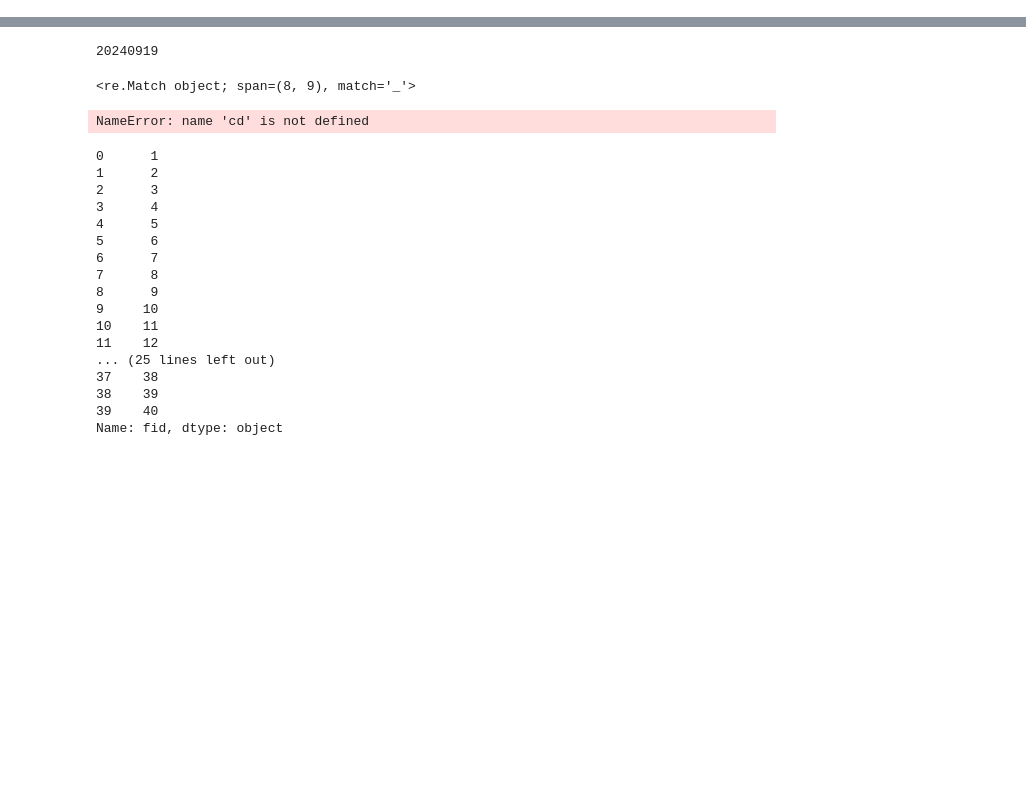
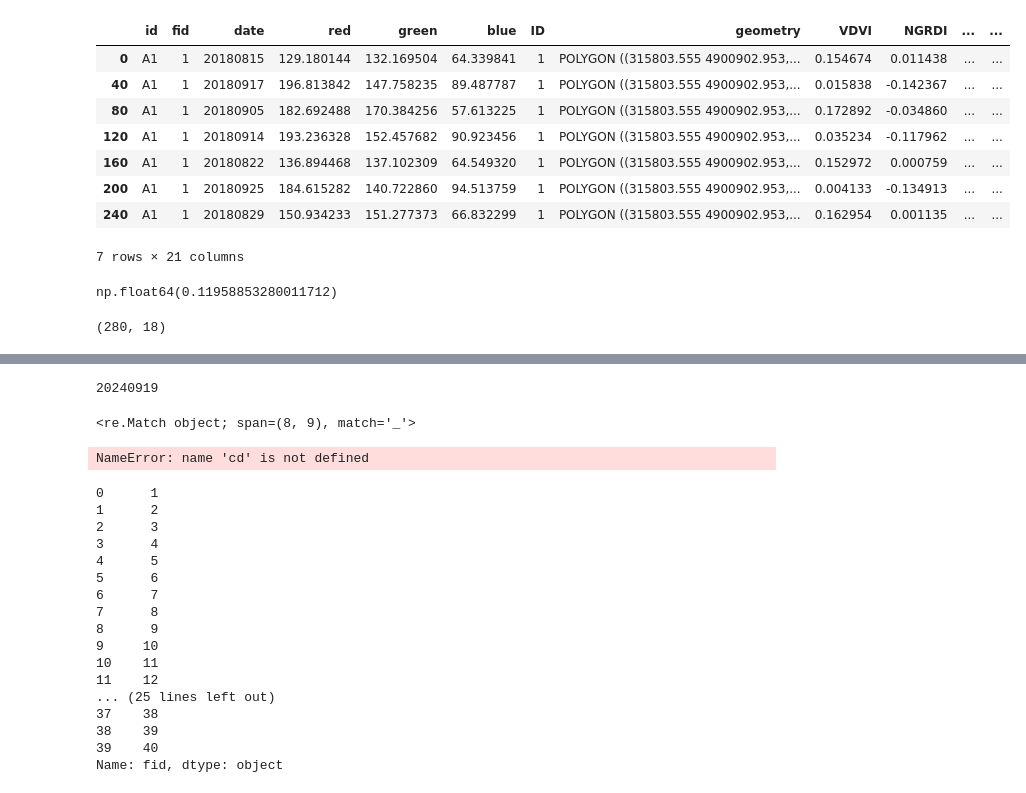
Before and after one commit to JMFiore/Pynomic, a Jupyter notebook: add_on/trialsl.ipynb, the cells around one changed output, grey strips where cells are left out. Drawn from its saved outputs; the diff is of its cells as text; code cells hidden in the pictures; blank space fills up the shorter version.

```diff
--- a/add_on/trialsl.ipynb
+++ b/add_on/trialsl.ipynb
@@ -6,0 +30,2 @@ import shapely
+# %%
+preds = vuelos.get_senescens_predictions(band='VDVI', threshold =0.001)
@@ -6,0 +57,12 @@ import shapely
+# %%
+preds.loc[preds.id == 'A1']
+# %% [output]
+|  | id | fid | date | red | green | blue | ID | geometry | VDVI | NGRDI | ... | ... |
+| 0 | A1 | 1 | 20180815 | 129.180144 | 132.169504 | 64.339841 | 1 | POLYGON ((315803.555 4900902.953,... | 0.154674 | 0.011438 | ... | ... |
+| 40 | A1 | 1 | 20180917 | 196.813842 | 147.758235 | 89.487787 | 1 | POLYGON ((315803.555 4900902.953,... | 0.015838 | -0.142367 | ... | ... |
+| 80 | A1 | 1 | 20180905 | 182.692488 | 170.384256 | 57.613225 | 1 | POLYGON ((315803.555 4900902.953,... | 0.172892 | -0.034860 | ... | ... |
+| 120 | A1 | 1 | 20180914 | 193.236328 | 152.457682 | 90.923456 | 1 | POLYGON ((315803.555 4900902.953,... | 0.035234 | -0.117962 | ... | ... |
+| 160 | A1 | 1 | 20180822 | 136.894468 | 137.102309 | 64.549320 | 1 | POLYGON ((315803.555 4900902.953,... | 0.152972 | 0.000759 | ... | ... |
+| 200 | A1 | 1 | 20180925 | 184.615282 | 140.722860 | 94.513759 | 1 | POLYGON ((315803.555 4900902.953,... | 0.004133 | -0.134913 | ... | ... |
+| 240 | A1 | 1 | 20180829 | 150.934233 | 151.277373 | 66.832299 | 1 | POLYGON ((315803.555 4900902.953,... | 0.162954 | 0.001135 | ... | ... |
+7 rows × 21 columns
@@ -6,0 +78,8 @@ import shapely
+# %%
+data.loc[(data.id == 'A23') & (data.date == '20180815'), 'VDVI' ].values[0]
+# %% [output]
+np.float64(0.11958853280011712)
+# %%
+vuelos.ldata.shape
+# %% [output]
+(280, 18)
```
Also changed, not shown: parts of 14 cells of this notebook, 6 other files.
